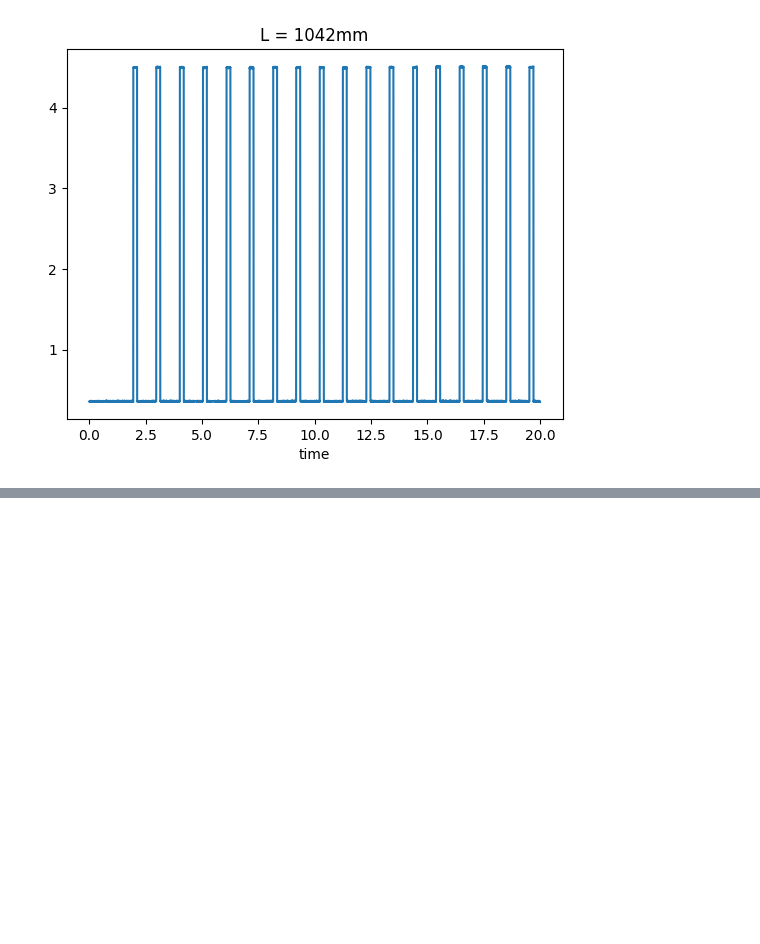
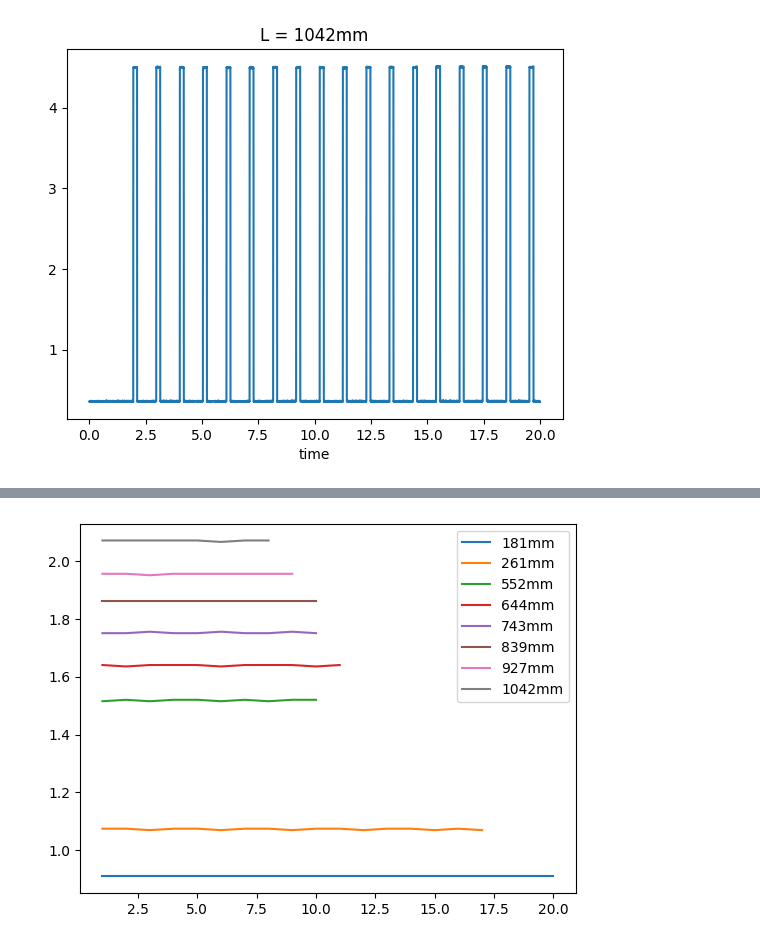
Before and after one commit to LecJackS/Mecanica-y-Termodinamica-2024-1C, a Jupyter notebook: Laboratorios/Labo03-04/Labo02.ipynb, the cells around one changed output, grey strips where cells are left out. Cells and saved outputs as stored; diff of their text form; code cells hidden in the pictures; blank space fills up the shorter version.

```diff
--- a/Laboratorios/Labo03-04/Labo02.ipynb
+++ b/Laboratorios/Labo03-04/Labo02.ipynb
@@ -67,0 +124,11 @@ for c in columns:
+# %%
+# Reset index for each df and set colum names
+period_dfs = [df.reset_index(inplace=False) for df in period_dfs]
+# %%
+for i in range(len(period_dfs)):
+    period_dfs[i]['time'].diff().plot()
+
+plt.legend(columns)
+plt.show()
+# %% [output]
+[figure, added]
```
Also changed, not shown: parts of 5 cells of this notebook.
